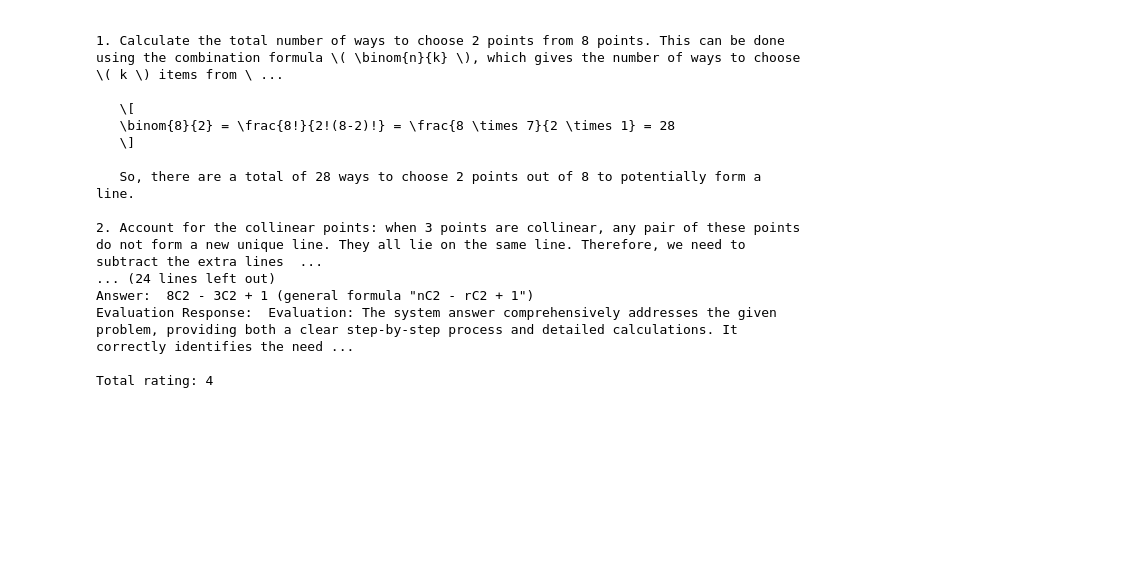
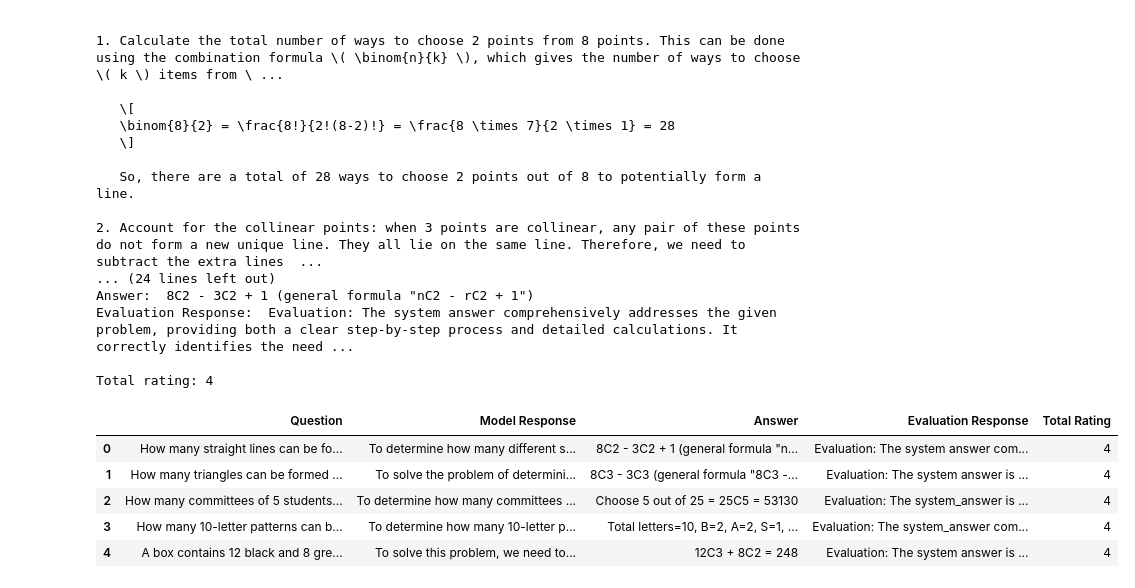
Before and after one commit to Amir-Mohseni/AI-Response-Evaluation, a Jupyter notebook: QuestionSolver.ipynb, the cells around one changed output. Drawn from its saved outputs; the diff is of its cells as text; code cells hidden in the pictures; blank space fills up the shorter version.

```diff
--- a/QuestionSolver.ipynb
+++ b/QuestionSolver.ipynb
@@ -285,6 +285,9 @@ print('Question: ', evaluation_df.iloc[0]['Question'])
 print('Model Response: ', evaluation_df.iloc[0]['Model Response'])
 print('Answer: ', evaluation_df.iloc[0]['Answer'])
 print('Evaluation Response: ', evaluation_df.iloc[0]['Evaluation Response'])
+
+# Add a column for the total rating
+evaluation_df['Total Rating'] = evaluation_df['Evaluation Response'].apply(lambda x: int(x.split('Total rating: ')[1].split('\n')[0]))
 # %% [output]
 Question:  How many straight lines can be formed by 8 points of which 3 are collinear?
 Model Response:  To determine how many different straight lines can be formed by 8 points, where 3 of the 8 points are collinear, we need to follow these steps:
@@ -303,3 +306,12 @@ Answer:  8C2 - 3C2 + 1 (general formula "nC2 - rC2 + 1")
 Evaluation Response:  Evaluation: The system answer comprehensively addresses the given problem, providing both a clear step-by-step process and detailed calculations. It correctly identifies the need ...
 
 Total rating: 4
+# %%
+evaluation_df.head()
+# %% [output]
+|  | Question | Model Response | Answer | Evaluation Response | Total Rating |
+| 0 | How many straight lines can be fo... | To determine how many different s... | 8C2 - 3C2 + 1 (general formula "n... | Evaluation: The system answer com... | 4 |
+| 1 | How many triangles can be formed ... | To solve the problem of determini... | 8C3 - 3C3 (general formula "8C3 -... | Evaluation: The system answer is ... | 4 |
+| 2 | How many committees of 5 students... | To determine how many committees ... | Choose 5 out of 25 = 25C5 = 53130 | Evaluation: The system_answer is ... | 4 |
+| 3 | How many 10-letter patterns can b... | To determine how many 10-letter p... | Total letters=10, B=2, A=2, S=1, ... | Evaluation: The system_answer com... | 4 |
+| 4 | A box contains 12 black and 8 gre... | To solve this problem, we need to... | 12C3 + 8C2 = 248 | Evaluation: The system answer is ... | 4 |
```
Also changed, not shown: parts of 1 cell of this notebook, 7 other files.
